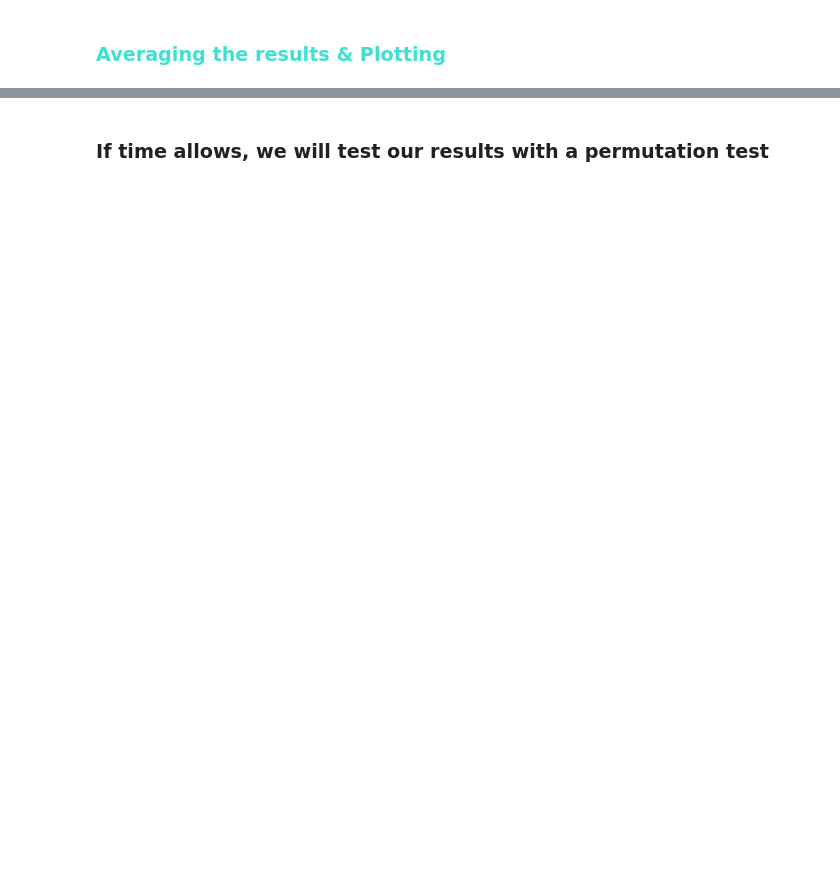
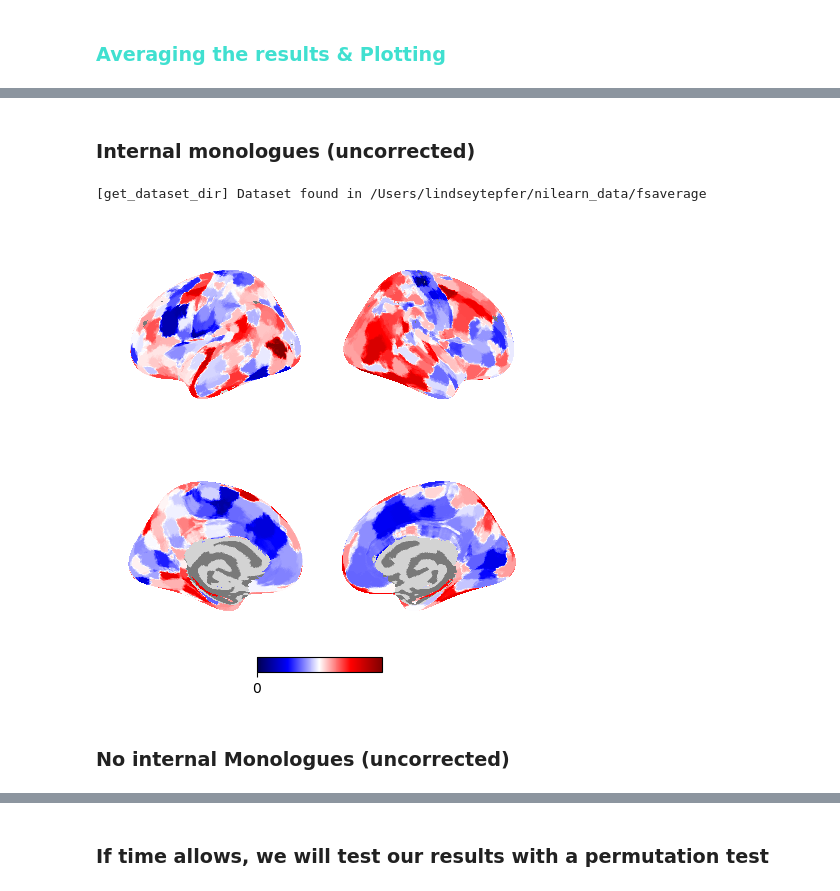
Before and after one commit to lindseytepfer/internal_narratives, a Jupyter notebook: analysis/is-rsa.ipynb, the cells around one changed output, grey strips where cells are left out. Drawn from its saved outputs; the diff is of its cells as text; code cells hidden in the pictures; blank space fills up the shorter version.

```diff
--- a/analysis/is-rsa.ipynb
+++ b/analysis/is-rsa.ipynb
@@ -39,7 +41,7 @@ We will do this for each movie separately.
 # %%
 #Important! Insert the correct variables before running:
 
-type = "_"+"IM"
+type = "_"+"NIM"
 # %%
 segmented_clip_path = '/Volumes/LT/phd/inarr/'
 sublist = [x for x in os.listdir(segmented_clip_path) if 'sub' in x]
@@ -165,3 +170,14 @@ nim_corr_vals = list(nim_df['t_value'])
+# %%
+#read in the IM and NIM dataframes, average them across clips and then average them across movies
+
+phys_im, stut_im = pd.read_csv('physical_clips_by_parcel_IM.csv', index_col=0), pd.read_csv('stutterer_clips_by_parcel_IM.csv', index_col=0)
+phys_nim, stut_nim = pd.read_csv('physical_clips_by_parcel_NIM.csv',index_col=0), pd.read_csv('stutterer_clips_by_parcel_NIM.csv',index_col=0)
+
+phys_im_avg, stut_im_avg = phys_im.mean(axis=0).reset_index(drop=True), stut_im.mean(axis=0).reset_index(drop=True)
+phys_nim_avg, stut_nim_avg = phys_nim.mean(axis=0).reset_index(drop=True), stut_nim.mean(axis=0).reset_index(drop=True)
+
+im_avg = list((phys_im_avg + stut_im_avg) / 2)
+nim_avg = list((phys_nim_avg + stut_nim_avg) / 2)
 # %%
 from nilearn import plotting, datasets, image, surface
 import nibabel as nb
@@ -177,3 +195,5 @@ schaefer_atlas.labels = np.insert(schaefer_atlas.labels, 0, "Background")
+# %% [markdown]
+### Internal monologues (uncorrected)
 # %%
 atlas = nb.load(schaefer_atlas.maps) # .maps provides the path to the map
 atlas_data = atlas.get_fdata()
@@ -184,29 +204,34 @@ mapped_data[atlas_data == 0] = np.nan # mark
 unique_regions = np.unique(atlas_data)[1:]
 
 for i, region in enumerate(unique_regions):
-    mapped_data[atlas_data == region] = t_vals[i] #NOT TVALS BUT NIM AND IM CORR  VALS
+    mapped_data[atlas_data == region] = im_avg[i]
 
-#Create corrected p-value mask:
-n_rois = 399
+# #Create corrected p-value mask:
+# n_rois = 399
 
-roi_data = image.get_data(atlas)  # (x,y,z) array with ROI labels
-significant_mask = np.zeros_like(roi_data, dtype=np.float32)
+# roi_data = image.get_data(atlas)  # (x,y,z) array with ROI labels
+# significant_mask = np.zeros_like(roi_data, dtype=np.float32)
 
-for roi_label in range(1, n_rois+1):
-    if significant[roi_label-1] == 1:  # ROI labels start at 1
-        significant_mask[roi_data == roi_label] = 1  # Tag significant voxels
+# for roi_label in range(1, n_rois+1):
+#     if significant[roi_label-1] == 1:  # ROI labels start at 1
+#         significant_mask[roi_data == roi_label] = 1  # Tag significant voxels
 # %%
 im_corr_img = nb.Nifti1Image(mapped_data, affine)
 nb.save(im_corr_img, 'im_corr_map.nii.gz')
 # %%
 plotting.plot_img_on_surf(im_corr_img,
     "fsaverage", inflate=True,
     views=['lateral', 'medial'],  # Hemispheric views to display
     hemispheres=['left', 'right'],  # Both hemispheres
-    threshold=0.05,  # Highlight significant p-values
+    #threshold=0.05,  # Highlight significant p-values
     cmap='seismic',  # Colormap (e.g., 'viridis', 'coolwarm')
     colorbar=True,  # Show colorbar
     # vmin=0, vmax=.4, #removing these options to let it be automatic
 )
 
 plotting.show()
+# %% [output]
+[get_dataset_dir] Dataset found in /Users/lindseytepfer/nilearn_data/fsaverage
+[figure, added]
+# %% [markdown]
+### No internal Monologues (uncorrected)
```
Also changed, not shown: parts of 7 cells of this notebook, 4 other files.
